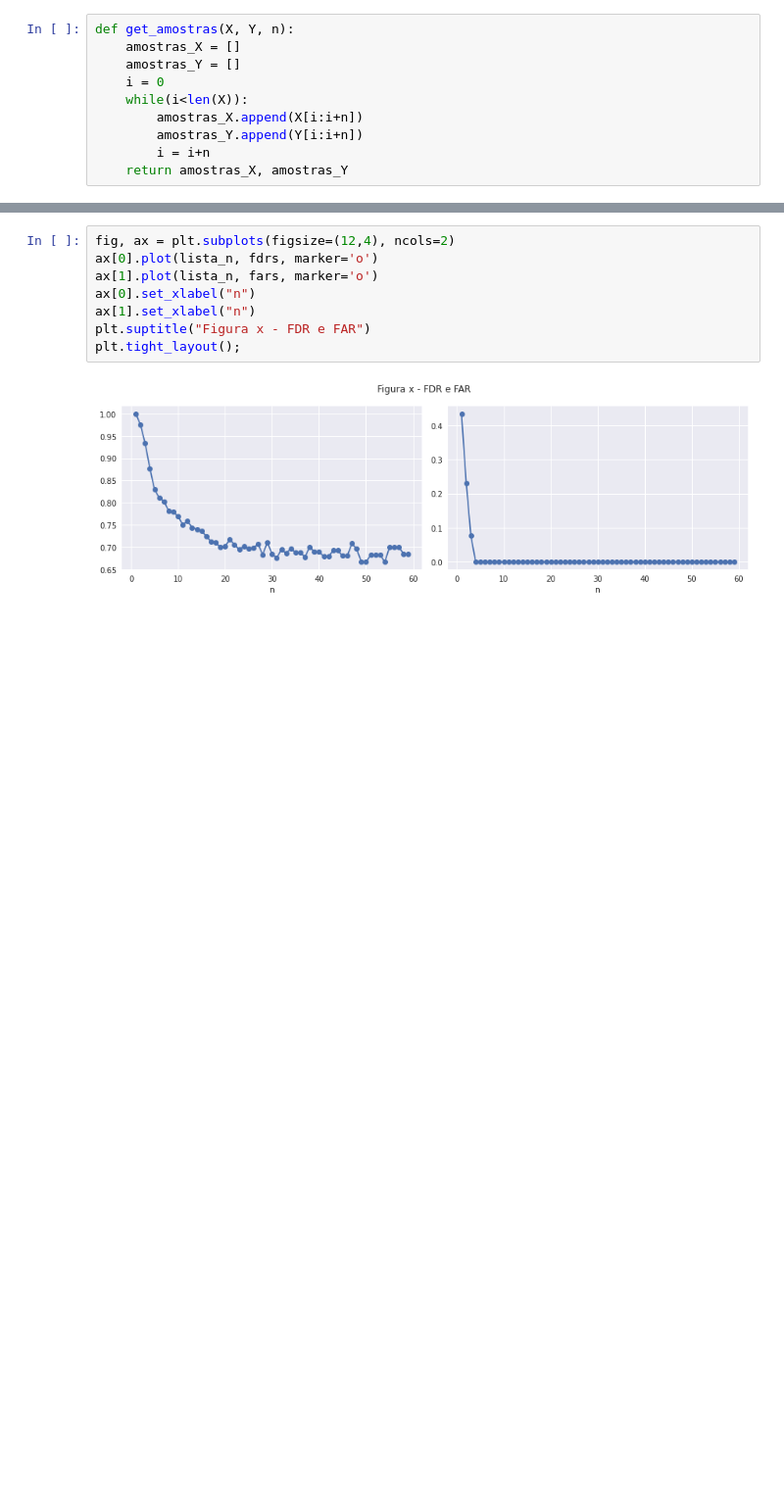
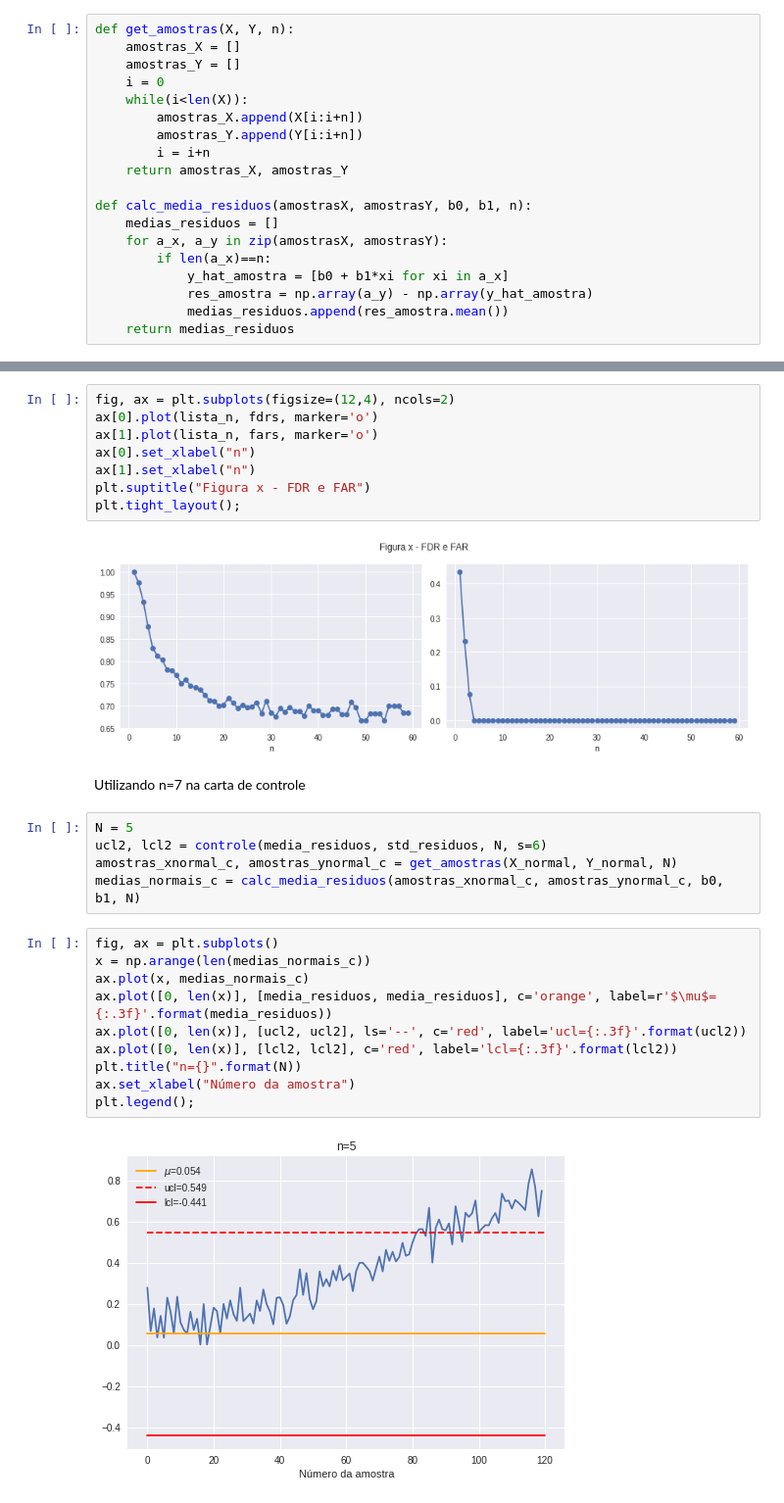
Before and after one commit to ifribeiro/TEI-EstApl, a Jupyter notebook: EPC10.ipynb, the cells around one changed output, grey strips where cells are left out. Shown at 98% size. Saved outputs shown, nothing was run; the diff lists cells and outputs as text; blank space fills up the shorter version.

```diff
--- a/EPC10.ipynb
+++ b/EPC10.ipynb
@@ -108,6 +108,15 @@ def get_amostras(X, Y, n):
         amostras_Y.append(Y[i:i+n])
         i = i+n
     return amostras_X, amostras_Y
+
+def calc_media_residuos(amostrasX, amostrasY, b0, b1, n):
+    medias_residuos = []
+    for a_x, a_y in zip(amostrasX, amostrasY):
+        if len(a_x)==n:
+            y_hat_amostra = [b0 + b1*xi for xi in a_x]
+            res_amostra = np.array(a_y) - np.array(y_hat_amostra)
+            medias_residuos.append(res_amostra.mean())
+    return medias_residuos
 # %%
 def testes_graficos_controle(X, Y, ns=[], mediac=0, stdc=1, params=[]):
     # fig, ax = plt.subplots(nrows=len(ns))
@@ -161,3 +171,22 @@ plt.suptitle("Figura x - FDR e FAR")
 plt.tight_layout();
 # %% [output]
 [figure]
+# %% [markdown]
+Utilizando n=7 na carta de controle
+# %%
+N = 5
+ucl2, lcl2 = controle(media_residuos, std_residuos, N, s=6)
+amostras_xnormal_c, amostras_ynormal_c = get_amostras(X_normal, Y_normal, N)
+medias_normais_c = calc_media_residuos(amostras_xnormal_c, amostras_ynormal_c, b0, b1, N)
+# %%
+fig, ax = plt.subplots()
+x = np.arange(len(medias_normais_c))
+ax.plot(x, medias_normais_c)
+ax.plot([0, len(x)], [media_residuos, media_residuos], c='orange', label=r'$\mu$={:.3f}'.format(media_residuos))
+ax.plot([0, len(x)], [ucl2, ucl2], ls='--', c='red', label='ucl={:.3f}'.format(ucl2))
+ax.plot([0, len(x)], [lcl2, lcl2], c='red', label='lcl={:.3f}'.format(lcl2))
+plt.title("n={}".format(N))
+ax.set_xlabel("Número da amostra")
+plt.legend();
+# %% [output]
+[figure, added]
```
Also changed, not shown: parts of 3 cells of this notebook.
